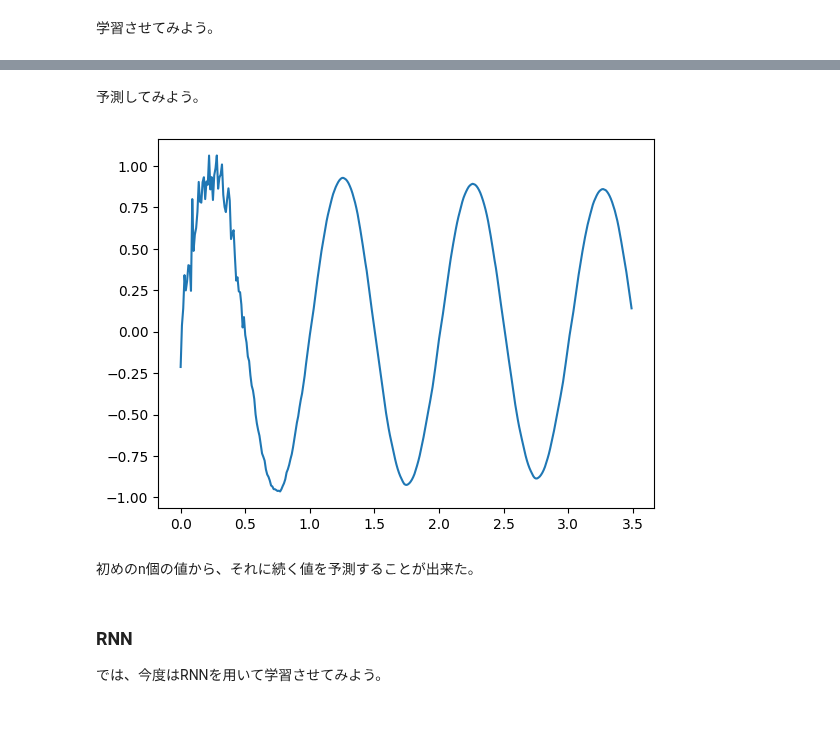
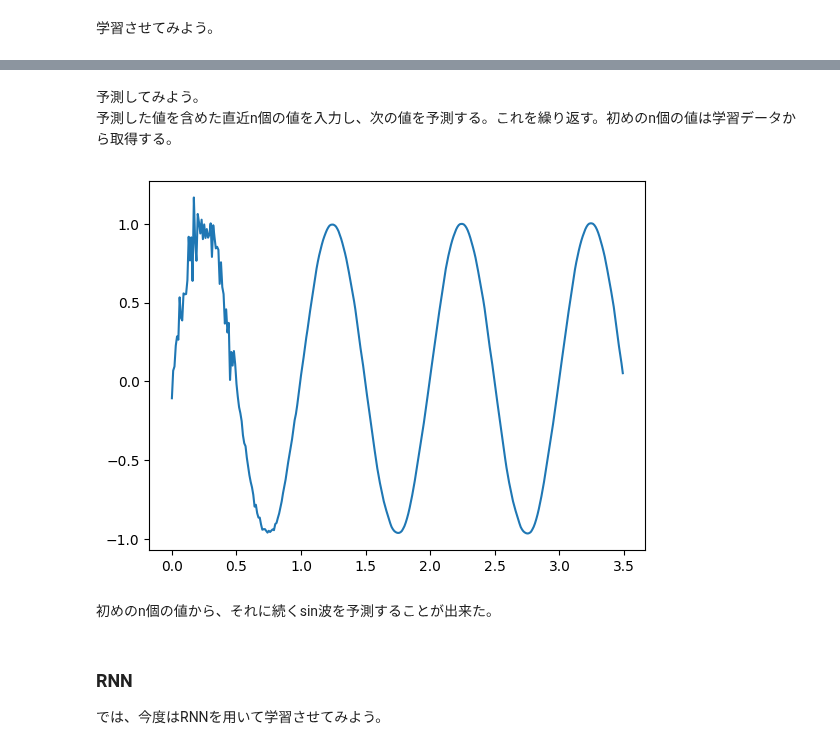
Before and after one commit to misya11p/language-models, a Jupyter notebook: RNN.ipynb, the cells around one changed output, grey strips where cells are left out. Saved outputs shown, nothing was run; the diff lists cells and outputs as text; code cells hidden in the pictures; blank space fills up the shorter version.

```diff
--- a/RNN.ipynb
+++ b/RNN.ipynb
@@ -193,8 +190,10 @@ class Model(nn.Module):
     def forward(self, x):
         return self.net(x)
 # %%
-input_size, hidden_size = 50, 100
+input_size = 50 # n=50
+hidden_size = 100
 model = Model(input_size, hidden_size)
+optimizer = optim.Adam(model.parameters())
 # %% [markdown]
 次に学習データを用意する。
 連続したn個の値をそれに続く一つの値をペアとして用意する。
@@ -240,18 +238,20 @@ train(model, optimizer, 5)
-# %% [markdown]
-予測してみよう。
+# %% [markdown]
+予測してみよう。
+予測した値を含めた直近n個の値を入力し、次の値を予測する。これを繰り返す。初めのn個の値は学習データから取得する。
 # %%
-pred_seq = seq[:input_size]
-n_preds = 3 * sr
+pred_seq = seq[:input_size] # 初めのn個
+n_preds = 3 * sr # 予測する回数
+model.eval()
 for _ in range(n_preds):
     with torch.no_grad():
-        x = pred_seq[-input_size:]
-        pred = model(x)
-        pred_seq = torch.cat([pred_seq, pred])
+        x = pred_seq[-input_size:] # 直近のn個
+        pred = model(x) # 予測
+        pred_seq = torch.cat([pred_seq, pred]) # 予測結果を追加
 plt.plot(t[:len(pred_seq)], pred_seq);
 # %% [output]
-[figure, old version]
+[figure, new version]
 # %% [markdown]
-初めのn個の値から、それに続く値を予測することが出来た。
+初めのn個の値から、それに続くsin波を予測することが出来た。
 # %% [markdown]
 ### RNN
 
```
Also changed, not shown: parts of 21 cells of this notebook.
